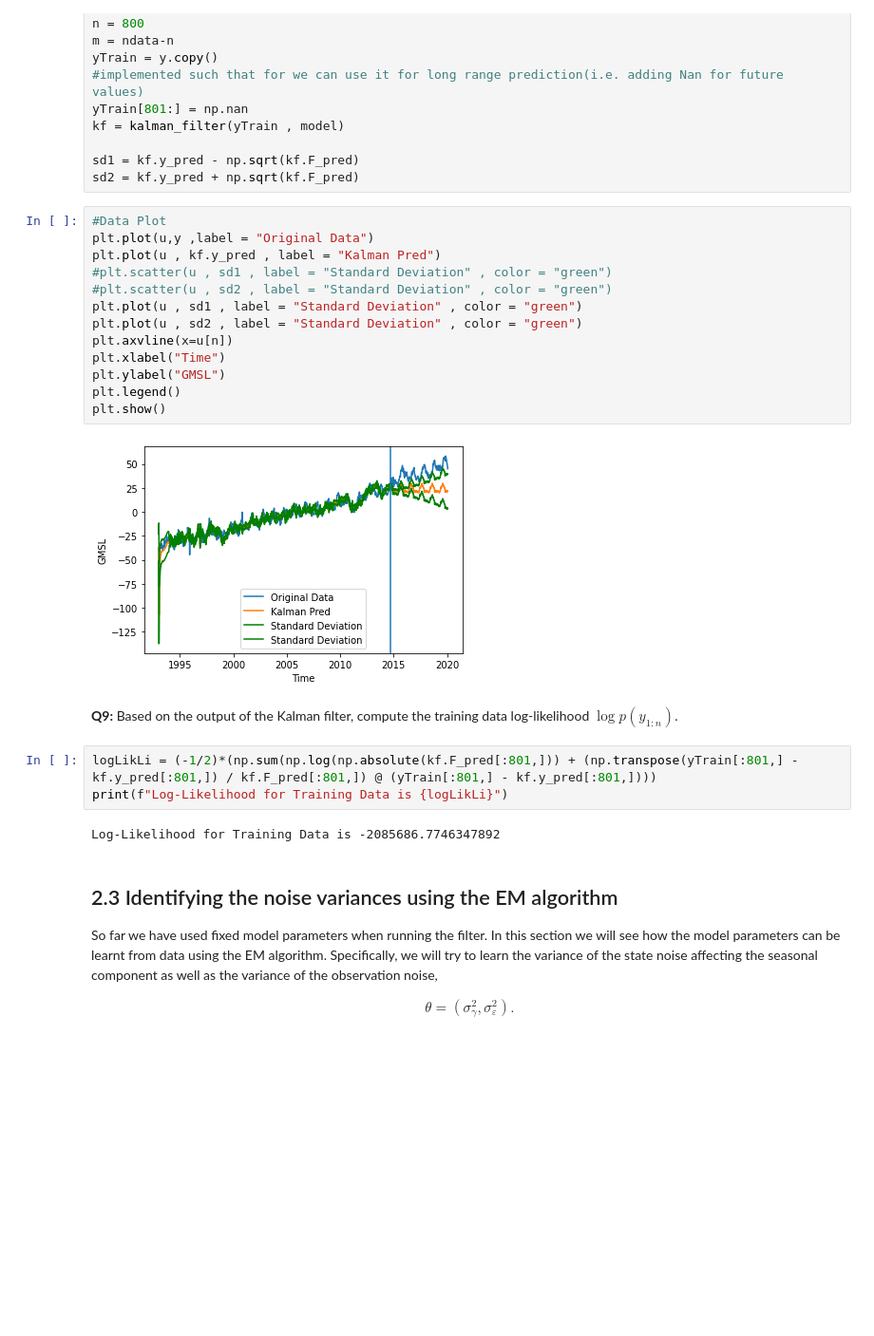
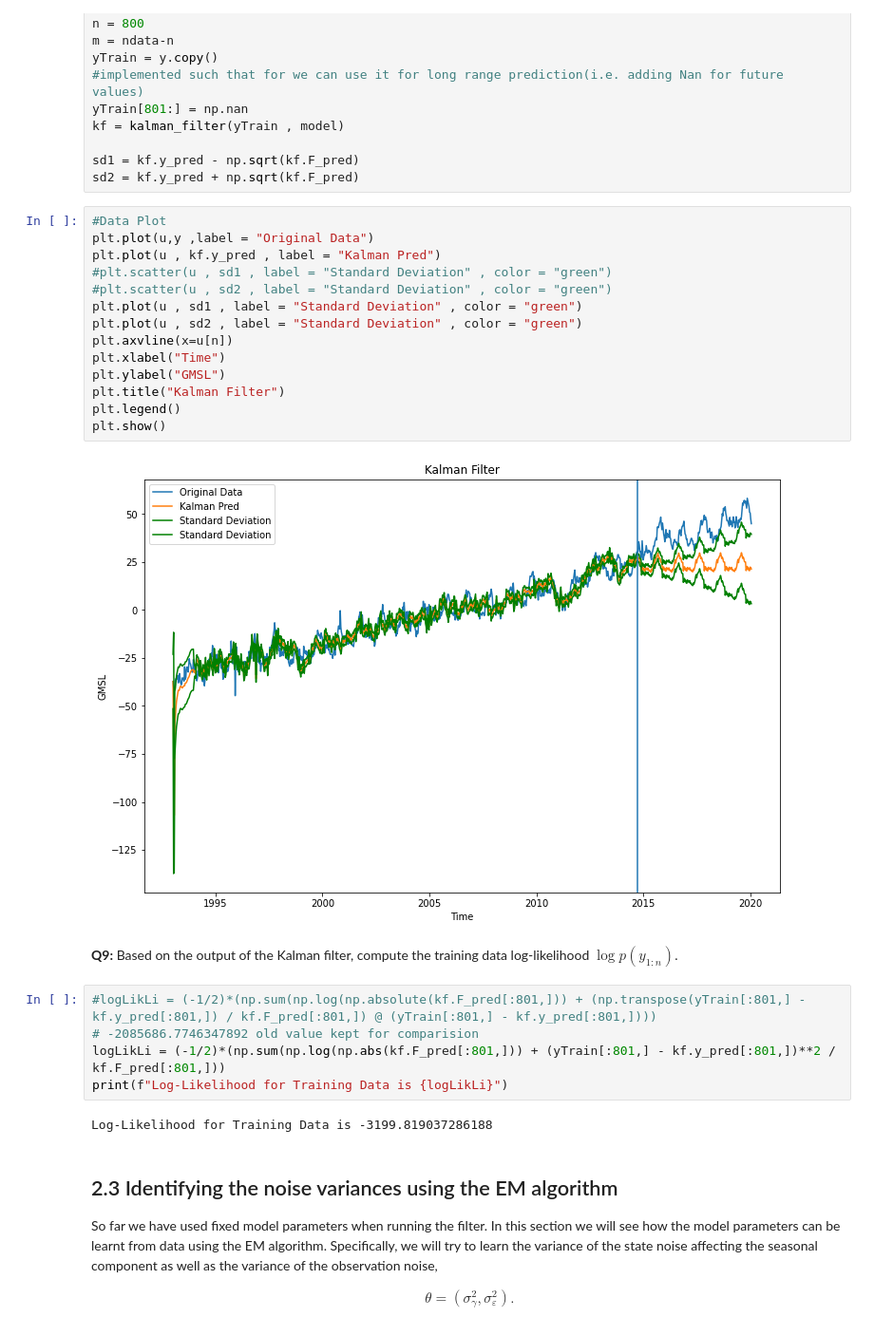
Before and after one commit to amannayak/Time-Series-and-Sequence-Analysis, a Jupyter notebook: Task2/tssl_lab2.ipynb, the cells around one changed output. Shown: that part at 95% size. Cells and saved outputs as stored; diff of their text form; blank space fills up the shorter version.

```diff
--- a/Task2/tssl_lab2.ipynb
+++ b/Task2/tssl_lab2.ipynb
@@ -275,25 +276,28 @@ sd2 = kf.y_pred + np.sqrt(kf.F_pred)
 # %%
 #Data Plot
 plt.plot(u,y ,label = "Original Data")
 plt.plot(u , kf.y_pred , label = "Kalman Pred")
 #plt.scatter(u , sd1 , label = "Standard Deviation" , color = "green")
 #plt.scatter(u , sd2 , label = "Standard Deviation" , color = "green")
 plt.plot(u , sd1 , label = "Standard Deviation" , color = "green")
 plt.plot(u , sd2 , label = "Standard Deviation" , color = "green")
 plt.axvline(x=u[n])
 plt.xlabel("Time")
 plt.ylabel("GMSL")
+plt.title("Kalman Filter")
 plt.legend()
 plt.show()
 # %% [output]
-[figure, old version]
+[figure, new version]
 # %% [markdown]
 **Q9:** Based on the output of the Kalman filter, compute the training data log-likelihood $\log p(y_{1:n})$.
 # %%
-logLikLi = (-1/2)*(np.sum(np.log(np.absolute(kf.F_pred[:801,])) + (np.transpose(yTrain[:801,] - kf.y_pred[:801,]) / kf.F_pred[:801,]) @ (yTrain[:801,] - kf.y_pred[:801,])))
+#logLikLi = (-1/2)*(np.sum(np.log(np.absolute(kf.F_pred[:801,])) + (np.transpose(yTrain[:801,] - kf.y_pred[:801,]) / kf.F_pred[:801,]) @ (yTrain[:801,] - kf.y_pred[:801,])))
+# -2085686.7746347892 old value kept for comparision
+logLikLi = (-1/2)*(np.sum(np.log(np.abs(kf.F_pred[:801,])) + (yTrain[:801,] - kf.y_pred[:801,])**2 / kf.F_pred[:801,]))
 print(f"Log-Likelihood for Training Data is {logLikLi}")
 # %% [output]
-Log-Likelihood for Training Data is -2085686.7746347892
+Log-Likelihood for Training Data is -3199.819037286188
 # %% [markdown]
 ## 2.3 Identifying the noise variances using the EM algorithm
 So far we have used fixed model parameters when running the filter. In this section we will see how the model parameters can be learnt from data using the EM algorithm. Specifically, we will try to learn the variance of the state noise affecting the seasonal component as well as the variance of the observation noise,
```
Also changed, not shown: parts of 13 cells of this notebook.
